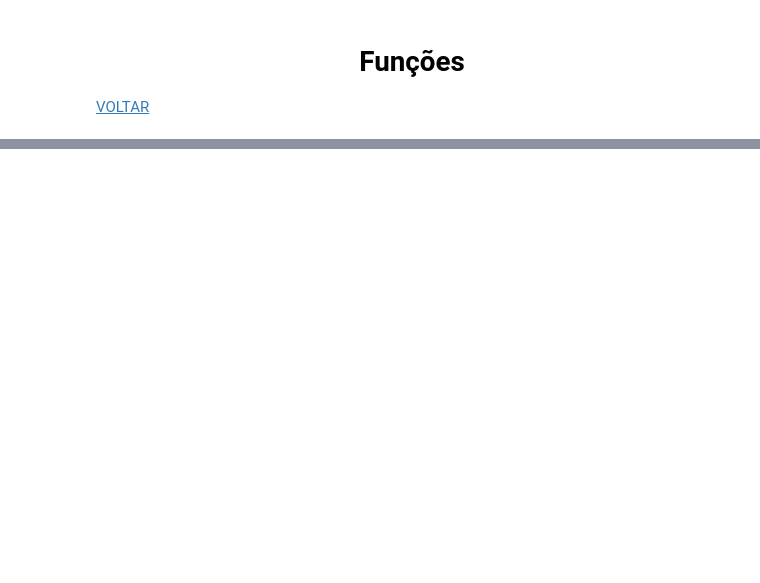
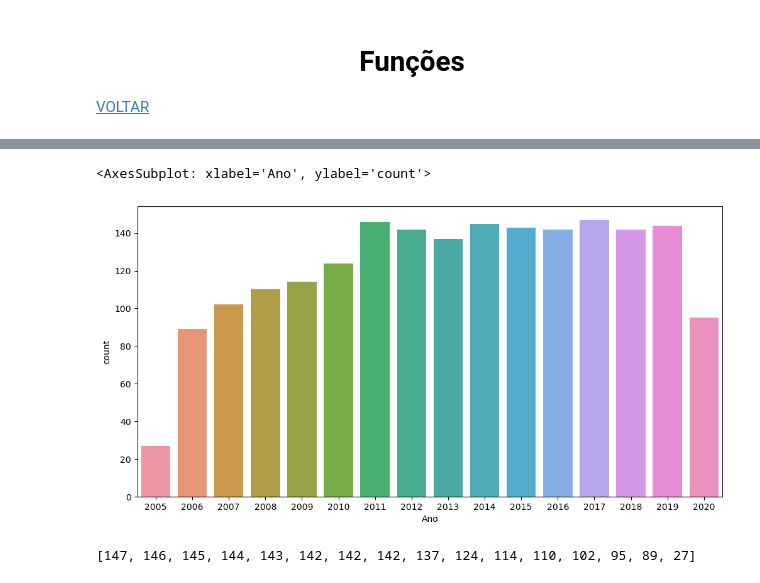
Before and after one commit to anamariapego/AnaliseExploratoria_SocioEconomico, a Jupyter notebook: 02-CodigoFonte/01-Processsamento&EngenhariaDeDados/Processamento&EngenhariaDados.ipynb, the cells around one changed output, grey strips where cells are left out. Drawn from its saved outputs; the diff is of its cells as text; code cells hidden in the pictures; blank space fills up the shorter version.

```diff
--- a/02-CodigoFonte/01-Processsamento&EngenhariaDeDados/Processamento&EngenhariaDados.ipynb
+++ b/02-CodigoFonte/01-Processsamento&EngenhariaDeDados/Processamento&EngenhariaDados.ipynb
@@ -190,0 +106,7 @@ https://www.linkedin.com/pulse/traduzindo-dados-pandasdataframe-com-google-trans
+# %%
+# Caminho dos dados
+
+path = r"C:/Projetos/AnaliseExploratoria_SocioEconomico/02-CodigoFonte/00-DataSets/"
+# %%
+data_socio = pd.read_csv(path + 'dataset.csv')
+data_socio.head()
@@ -190,0 +190,8 @@ https://www.linkedin.com/pulse/traduzindo-dados-pandasdataframe-com-google-trans
+# %%
+# Substituindo os NAs pela média de cada coluna
+
+imp_object = SimpleImputer(missing_values=np.nan, strategy='mean')
+colunas_object = data_socio.select_dtypes(include=['float64']).columns
+
+data_socio[colunas_object] = imp_object.fit_transform(data_socio[colunas_object])
+data_socio.head()
@@ -190,0 +272,10 @@ https://www.linkedin.com/pulse/traduzindo-dados-pandasdataframe-com-google-trans
+# %%
+plt.figure(figsize=(12,6))
+sns.countplot(x = data_socio.Ano)
+
+# plt.title('Relação entre o Ano de Construção da Casa x Preço da Casa')
+# plt.ylabel('Sale Price')
+# plt.xlabel('Ano de Construção')
+# %% [output]
+<AxesSubplot: xlabel='Ano', ylabel='count'>
+[figure, added]
@@ -190,0 +298,6 @@ https://www.linkedin.com/pulse/traduzindo-dados-pandasdataframe-com-google-trans
+# %%
+# registros por ano
+
+data_socio.Ano.value_counts()
+# %% [output]
+[147, 146, 145, 144, 143, 142, 142, 142, 137, 124, 114, 110, 102, 95, 89, 27]
```
Also changed, not shown: parts of 46 cells of this notebook.
